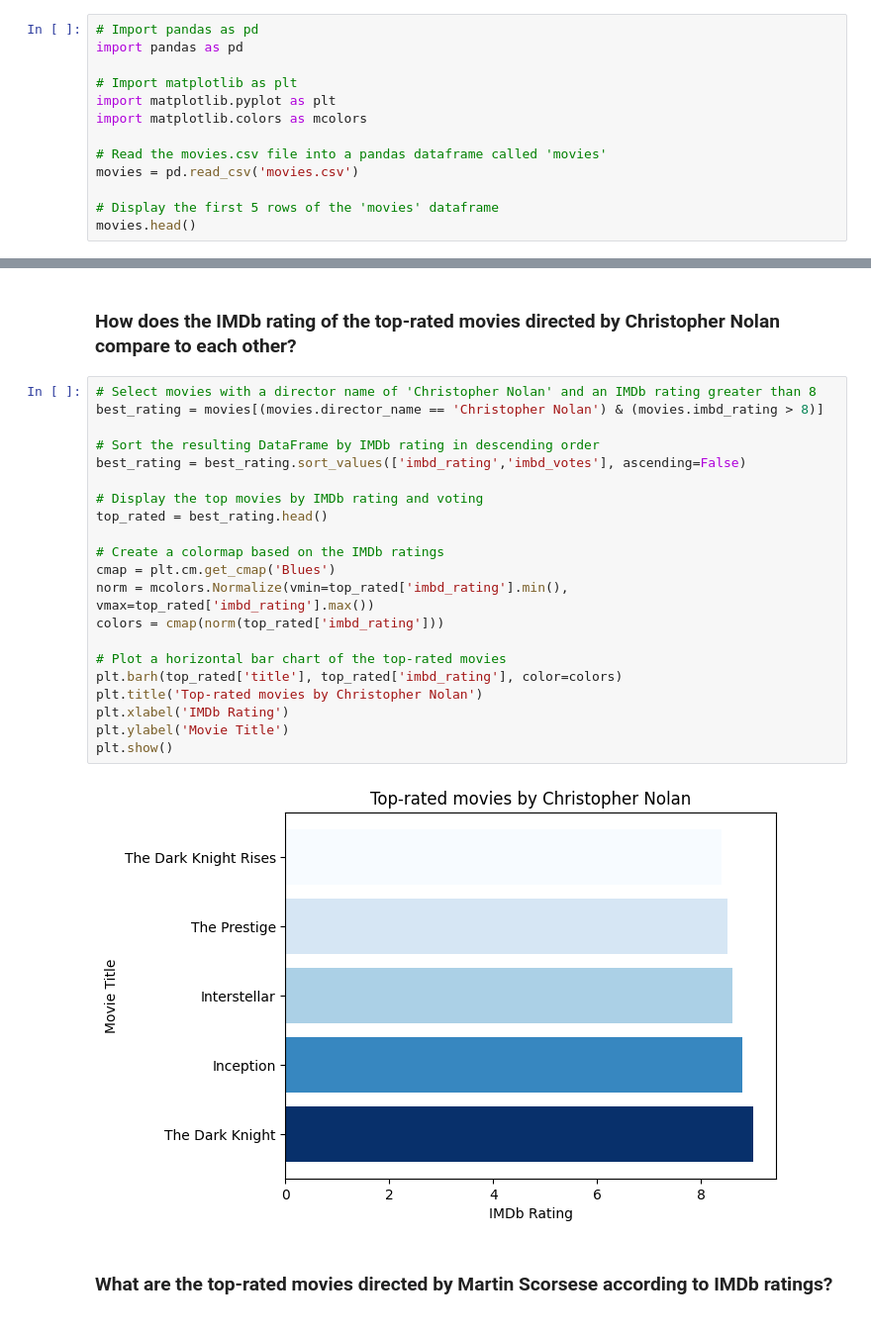
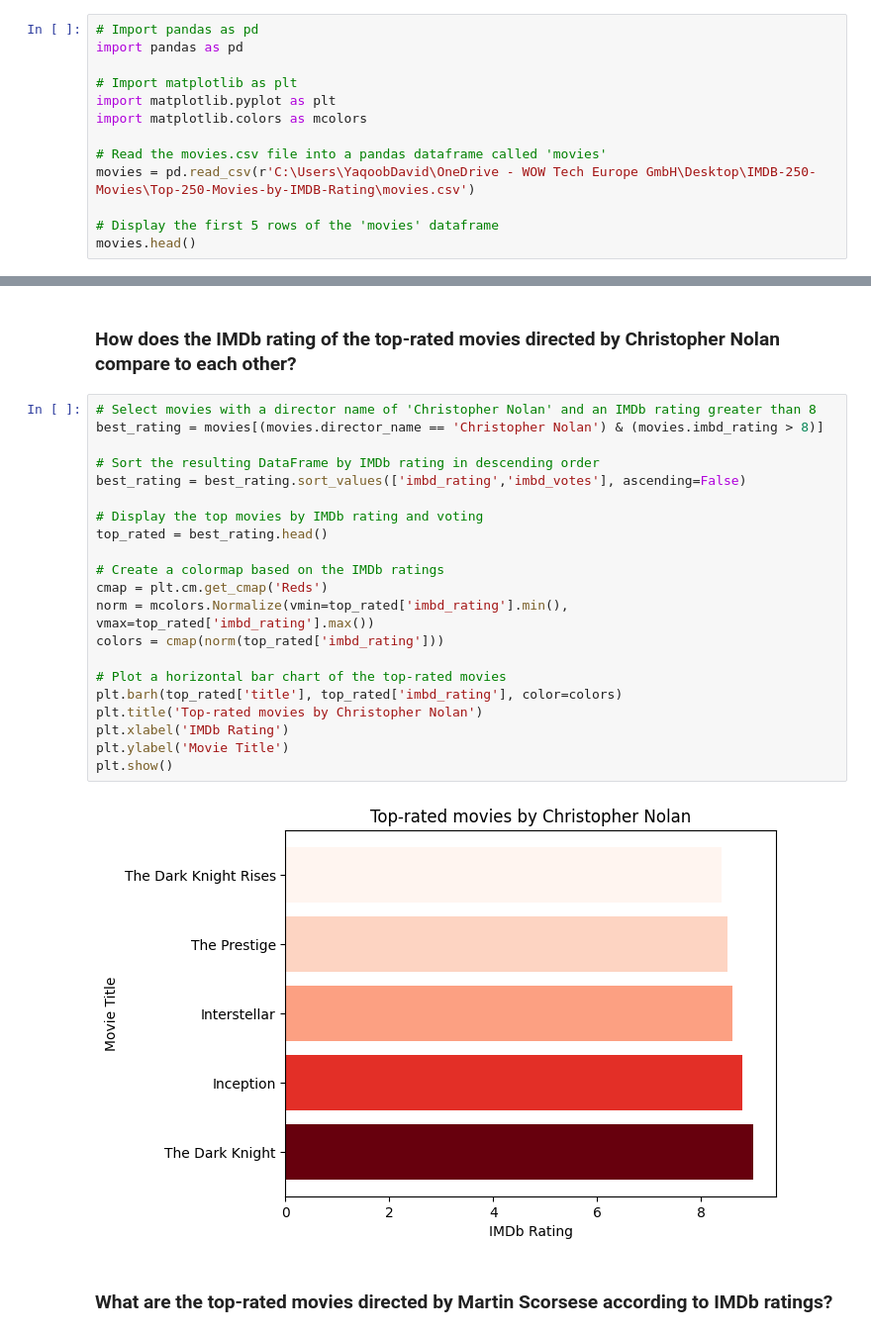
Before and after one commit to YaqoobD/Top-250-Movies-by-IMDB-Rating, a Jupyter notebook: IMDB_Top_250_Movies.ipynb, the cells around one changed output, grey strips where cells are left out. Shown at 99% size. Drawn from its saved outputs; the diff is of its cells as text.

Commit message:
commit cahnges in the graphs color

```diff
--- a/IMDB_Top_250_Movies.ipynb
+++ b/IMDB_Top_250_Movies.ipynb
@@ -7,7 +7,7 @@ import matplotlib.pyplot as plt
 import matplotlib.colors as mcolors
 
 # Read the movies.csv file into a pandas dataframe called 'movies'
-movies = pd.read_csv('movies.csv')
+movies = pd.read_csv(r'C:\Users\YaqoobDavid\OneDrive - WOW Tech Europe GmbH\Desktop\IMDB-250-Movies\Top-250-Movies-by-IMDB-Rating\movies.csv')
 
 # Display the first 5 rows of the 'movies' dataframe
 movies.head()
@@ -360,26 +360,26 @@ The output shows the relative frequency of each unique IMDb rating in the 'imbd_
 # %%
 # Select movies with a director name of 'Christopher Nolan' and an IMDb rating greater than 8
 best_rating = movies[(movies.director_name == 'Christopher Nolan') & (movies.imbd_rating > 8)]
 
 # Sort the resulting DataFrame by IMDb rating in descending order
 best_rating = best_rating.sort_values(['imbd_rating','imbd_votes'], ascending=False)
 
 # Display the top movies by IMDb rating and voting
 top_rated = best_rating.head()
 
 # Create a colormap based on the IMDb ratings
-cmap = plt.cm.get_cmap('Blues')
+cmap = plt.cm.get_cmap('Reds')
 norm = mcolors.Normalize(vmin=top_rated['imbd_rating'].min(), vmax=top_rated['imbd_rating'].max())
 colors = cmap(norm(top_rated['imbd_rating']))
 
 # Plot a horizontal bar chart of the top-rated movies
 plt.barh(top_rated['title'], top_rated['imbd_rating'], color=colors)
 plt.title('Top-rated movies by Christopher Nolan')
 plt.xlabel('IMDb Rating')
 plt.ylabel('Movie Title')
 plt.show()
 # %% [output]
-[figure, old version]
+[figure, new version]
 # %% [markdown]
 ### What are the top-rated movies directed by Martin Scorsese according to IMDb ratings?
 # %%
```
Also changed, not shown: parts of 6 cells of this notebook, 1 other file.
